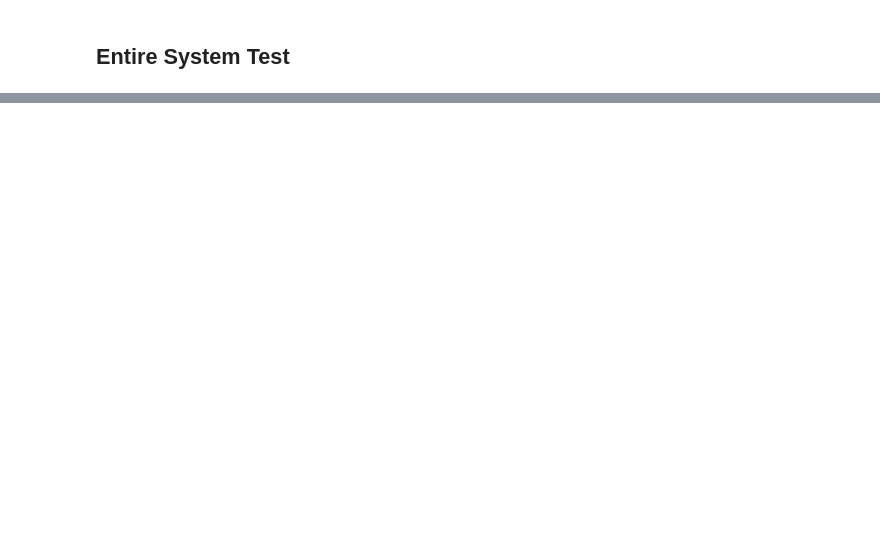
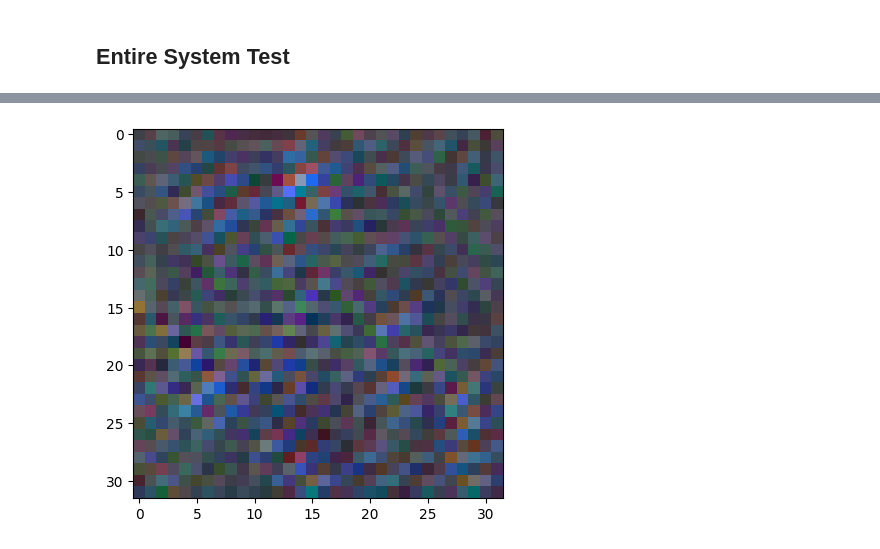
Before and after one commit to zhuzihan728/score_sde_replicate, a Jupyter notebook: test.ipynb, the cells around one changed output, grey strips where cells are left out. Drawn from its saved outputs; the diff is of its cells as text; code cells hidden in the pictures; blank space fills up the shorter version.

```diff
--- a/test.ipynb
+++ b/test.ipynb
@@ -520,0 +575,11 @@ print(x_final)
+# %%
+import matplotlib.pyplot as plt
+import numpy as np
+
+img = np.array(x_final[0])
+img = (img - img.min()) / (img.max() - img.min())
+
+plt.imshow(img)
+plt.show()
+# %% [output]
+[figure, added]
```
Also changed, not shown: parts of 20 cells of this notebook, 12 other files.
